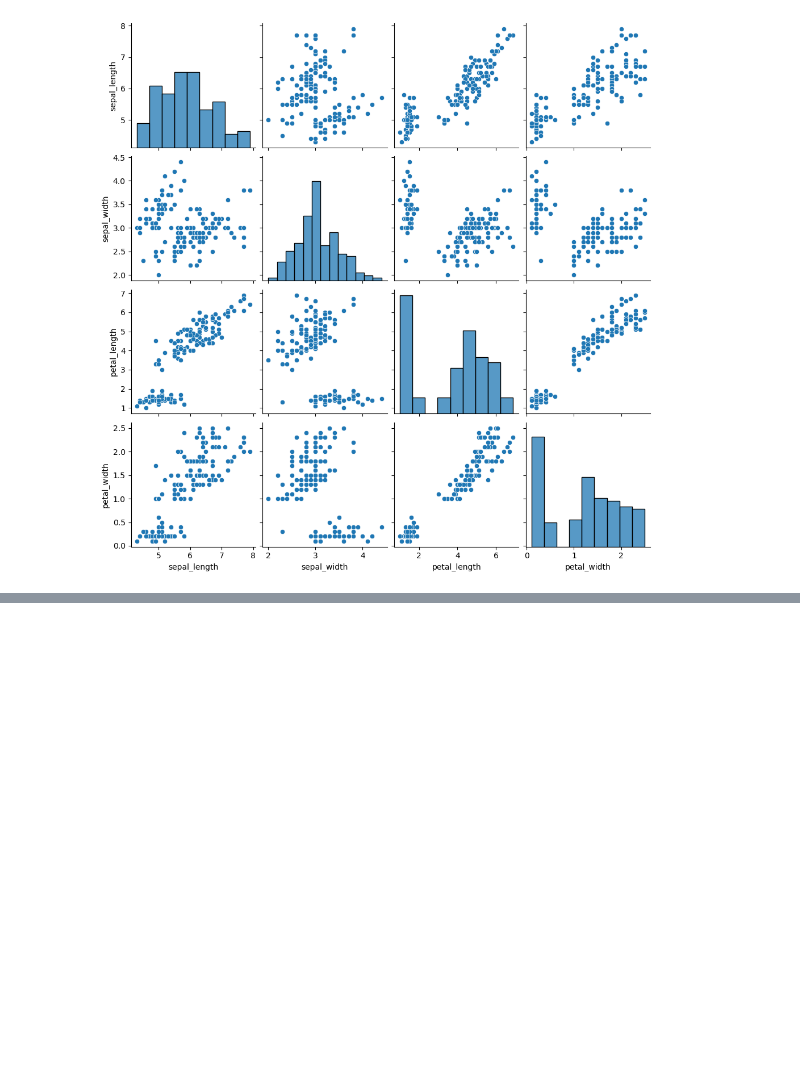
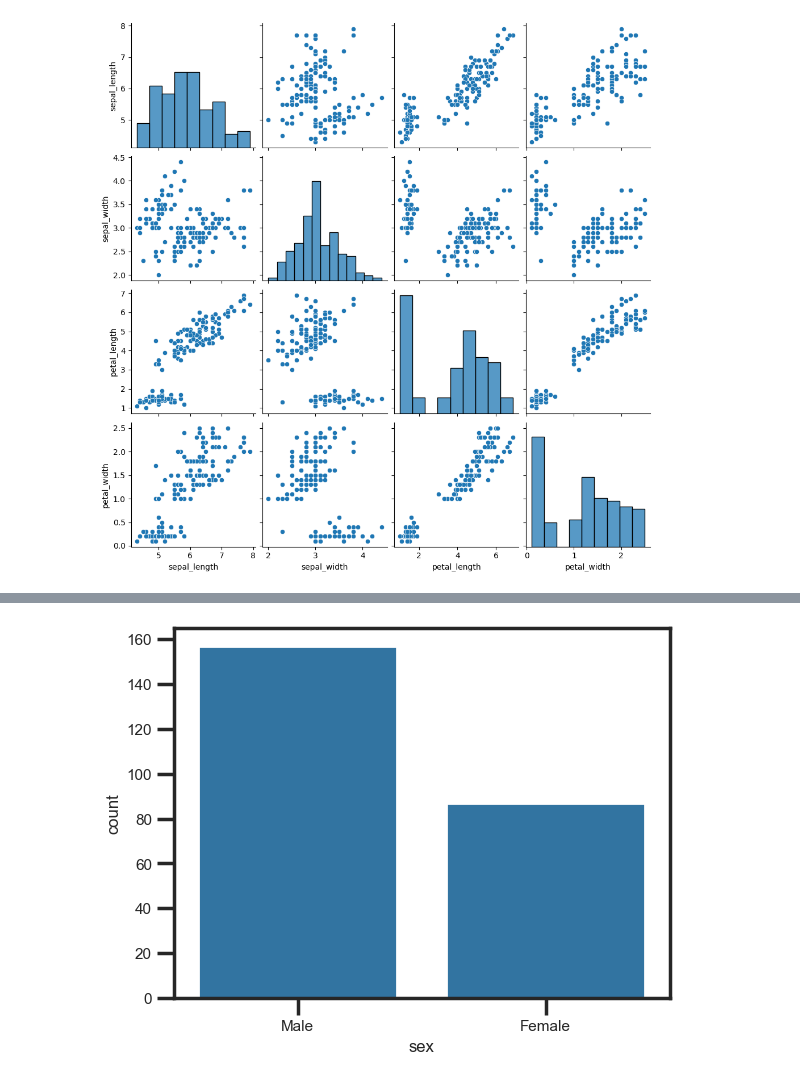
Before and after one commit to Bkfactor/pandas-exercises1, a Jupyter notebook: Seaborne1.ipynb, the cells around one changed output, grey strips where cells are left out. Saved outputs shown, nothing was run; the diff lists cells and outputs as text; code cells hidden in the pictures; blank space fills up the shorter version.

```diff
--- a/Seaborne1.ipynb
+++ b/Seaborne1.ipynb
@@ -187,0 +216,6 @@ mpl.show()
+# %%
+sns.set_context('poster',font_scale=0.5)
+sns.countplot(x='sex',data=tips)
+mpl.show()
+# %% [output]
+[figure, added]
```
Also changed, not shown: parts of 9 cells of this notebook, 1 other file.
